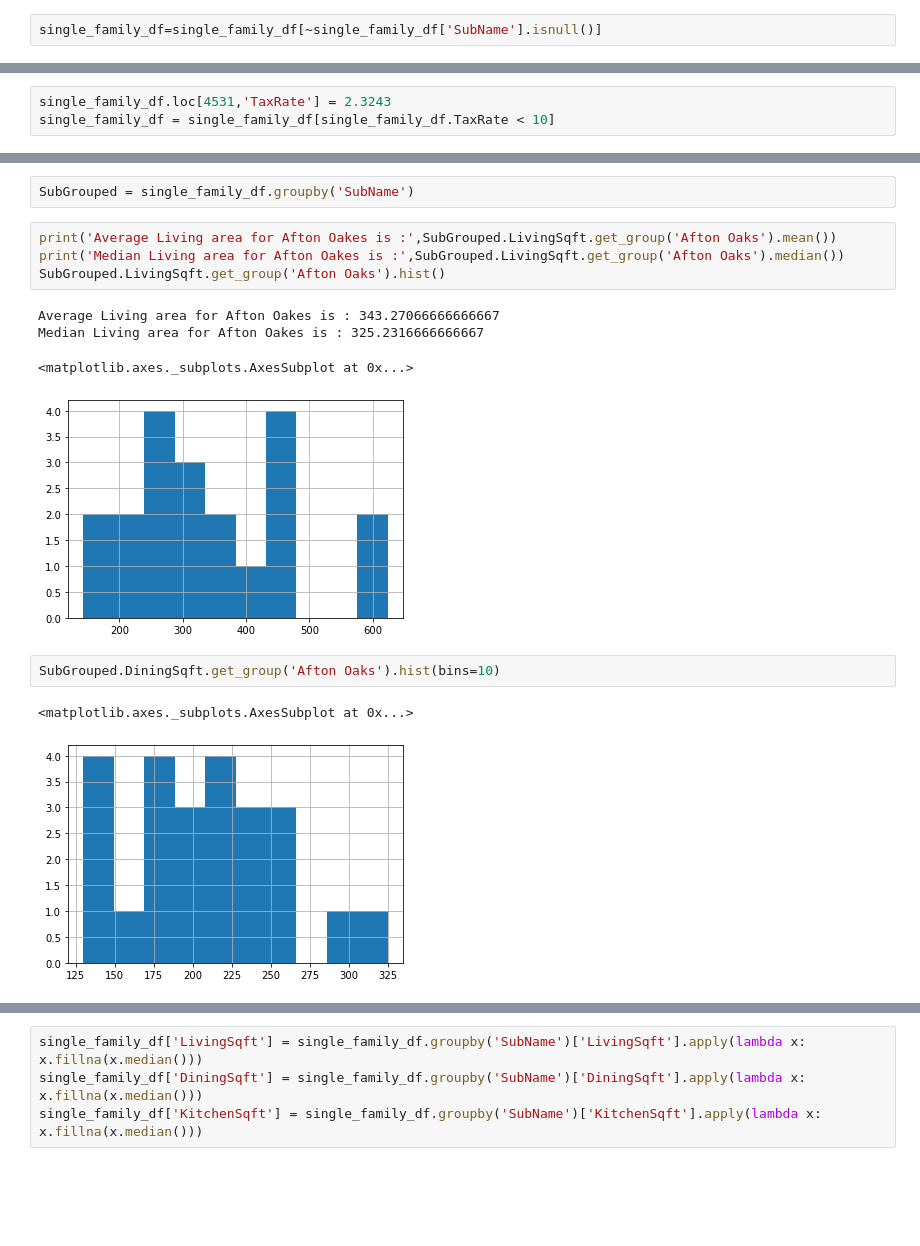
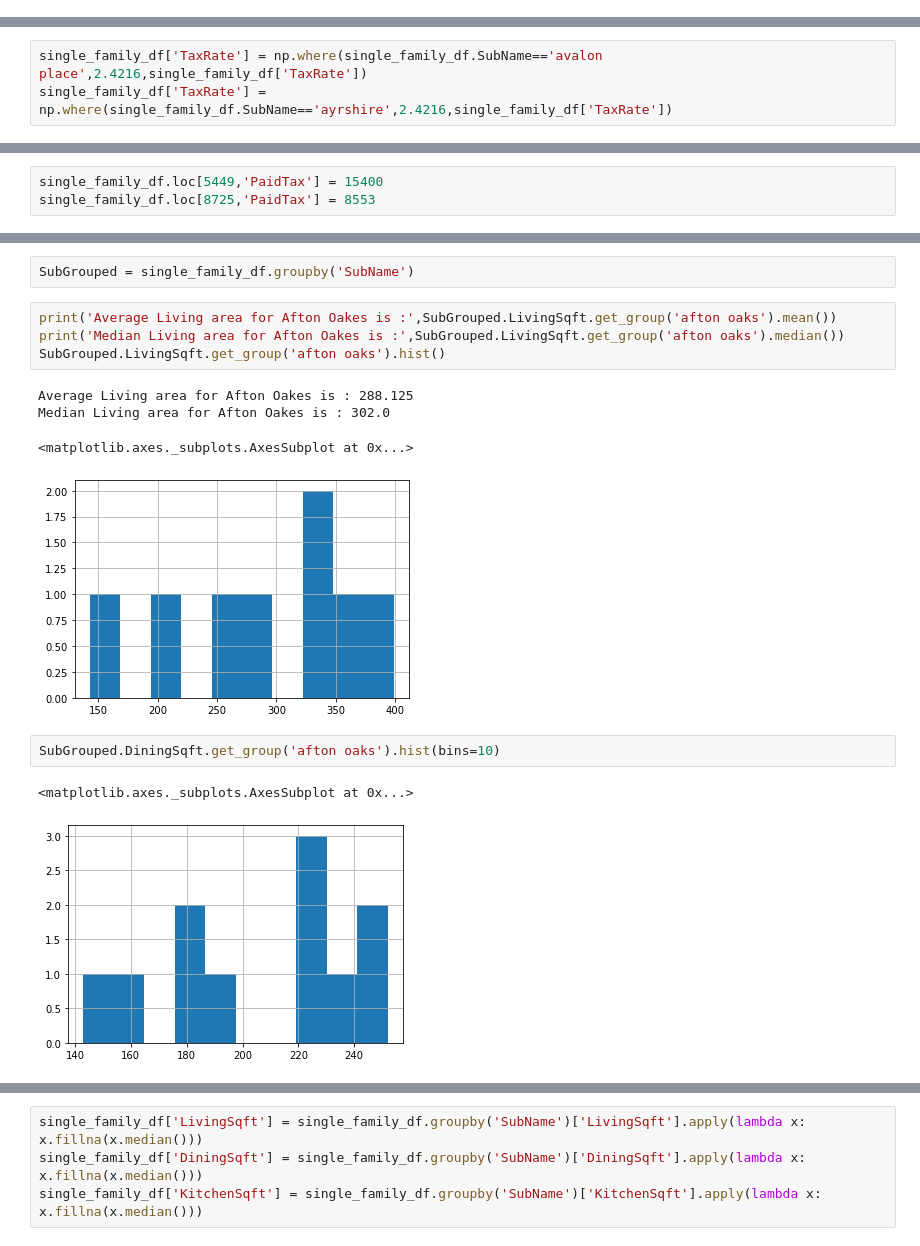
Before and after one commit to AllenAnsari/Prediction-House-Price-Using-Image-Processing, a Jupyter notebook: notebooks/Data Wrangling.ipynb, the cells around one changed output, grey strips where cells are left out. Saved outputs shown, nothing was run; the diff lists cells and outputs as text; blank space fills up the shorter version.

```diff
--- a/notebooks/Data Wrangling.ipynb
+++ b/notebooks/Data Wrangling.ipynb
@@ -832,5 +846,3 @@ I am dropping these 18 rows since I can not find correct subdivision name for th
-# %%
-single_family_df=single_family_df[~single_family_df['SubName'].isnull()]
 # %%
 single_family_df.drop(['Subdivision Name:','Subdivision:','Market Area Name:','Master Planned Community:'],
                       axis=1,inplace=True)
@@ -1143,5 +1173,5 @@ single_family_df.TaxRate[single_family_df.SubName=='Windermere Lakes']
 Name: TaxRate, dtype: float64
-# %%
-single_family_df.loc[4531,'TaxRate'] = 2.3243
-single_family_df = single_family_df[single_family_df.TaxRate < 10]
+# %%
+single_family_df['TaxRate'] = np.where(single_family_df.SubName=='avalon place',2.4216,single_family_df['TaxRate'])
+single_family_df['TaxRate'] = np.where(single_family_df.SubName=='ayrshire',2.4216,single_family_df['TaxRate'])
 # %% [markdown]
@@ -1186,3 +1230,6 @@ single_family_df[single_family_df.PaidTax > 100000]
+# %%
+single_family_df.loc[5449,'PaidTax'] = 15400
+single_family_df.loc[8725,'PaidTax'] = 8553
 # %%
 single_family_df = single_family_df[single_family_df.PaidTax < 200000]
 # %% [markdown]
@@ -1192,17 +1239,17 @@ I think we can fill null values for living, dining and kitchen area with them me
 # %%
 SubGrouped = single_family_df.groupby('SubName')
 # %%
-print('Average Living area for Afton Oakes is :',SubGrouped.LivingSqft.get_group('Afton Oaks').mean())
-print('Median Living area for Afton Oakes is :',SubGrouped.LivingSqft.get_group('Afton Oaks').median())
-SubGrouped.LivingSqft.get_group('Afton Oaks').hist()
+print('Average Living area for Afton Oakes is :',SubGrouped.LivingSqft.get_group('afton oaks').mean())
+print('Median Living area for Afton Oakes is :',SubGrouped.LivingSqft.get_group('afton oaks').median())
+SubGrouped.LivingSqft.get_group('afton oaks').hist()
 # %% [output]
-Average Living area for Afton Oakes is : 343.27066666666667
-Median Living area for Afton Oakes is : 325.2316666666667
+Average Living area for Afton Oakes is : 288.125
+Median Living area for Afton Oakes is : 302.0
 <matplotlib.axes._subplots.AxesSubplot at 0x...>
-[figure, old version]
+[figure, new version]
 # %%
-SubGrouped.DiningSqft.get_group('Afton Oaks').hist(bins=10)
+SubGrouped.DiningSqft.get_group('afton oaks').hist(bins=10)
 # %% [output]
 <matplotlib.axes._subplots.AxesSubplot at 0x...>
-[figure, old version]
+[figure, new version]
 # %%
```
Also changed, not shown: parts of 149 cells of this notebook, 5 other files.
